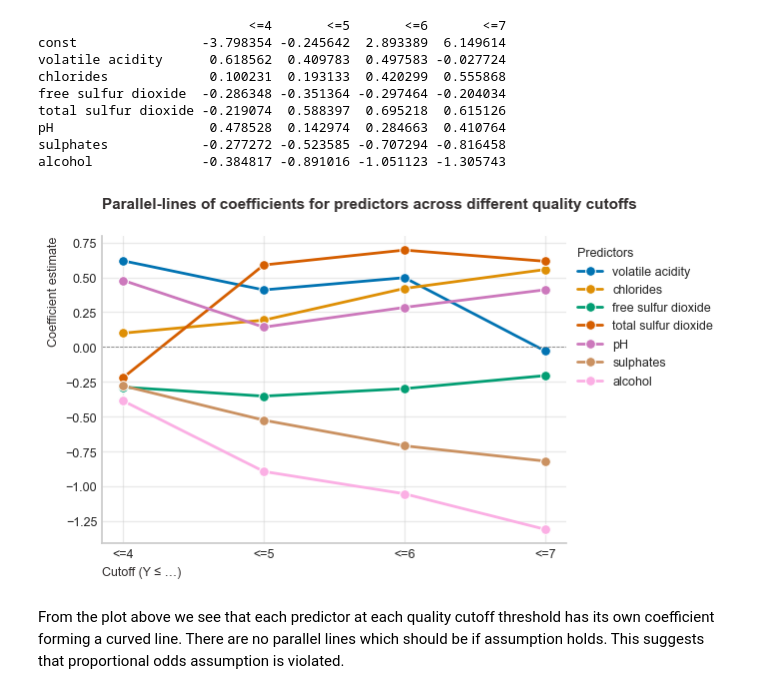
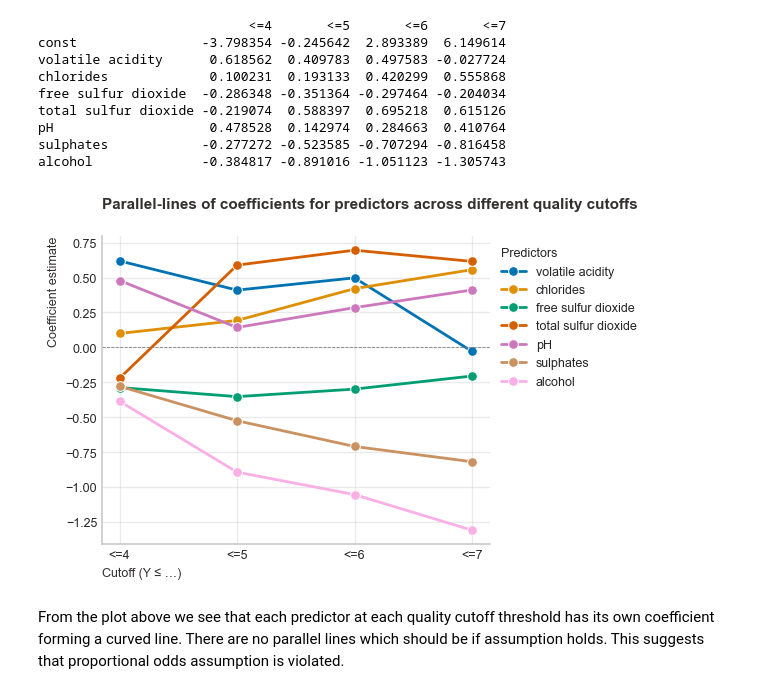
Before and after one commit to Gintare1985/Red-Wine-Quality-Project, a Jupyter notebook: notebooks/Red_wine_quality_analysis.ipynb, the cells around one changed output. Saved outputs shown, nothing was run; the diff lists cells and outputs as text; code cells hidden in the pictures.

```diff
--- a/notebooks/Red_wine_quality_analysis.ipynb
+++ b/notebooks/Red_wine_quality_analysis.ipynb
@@ -1948,15 +1938,15 @@ alcohol              -0.384817 -0.891016 -1.051123 -1.305743
 # %%
 coefs_data = coef_df.T.iloc[:, 1:]
 utils.plot_multi_lines(
     coefs_data,
-    (6, 4),
+    (5, 4),
     "Coefficient estimate",
     "Cutoff (Y ≤ …)",
     "Parallel-lines of coefficients for predictors across different quality cutoffs",
     "Predictors",
 )
 # %% [output]
-[figure, old version]
+[figure, new version]
 # %% [markdown]
 From the plot above we see that each predictor at each quality cutoff threshold has its own coefficient forming a curved line. There are no parallel lines which should be if assumption holds. This suggests that proportional odds assumption is violated.
 # %% [markdown]
```
Also changed, not shown: parts of 7 cells of this notebook, 1 other file.
